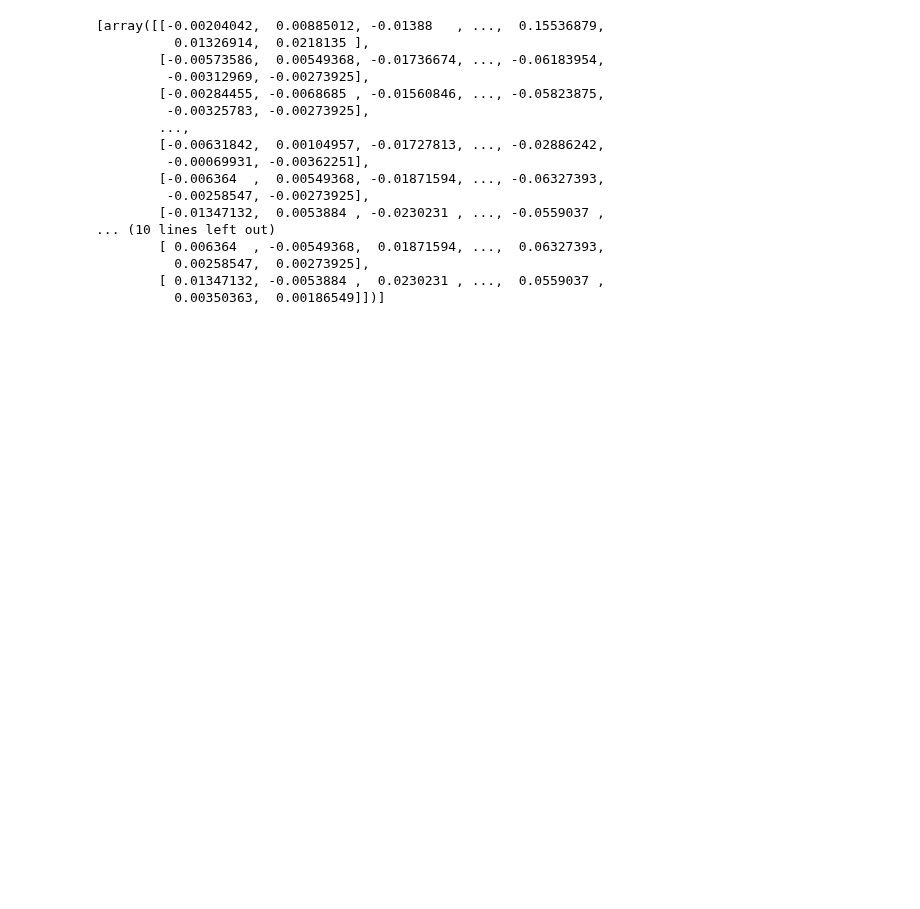
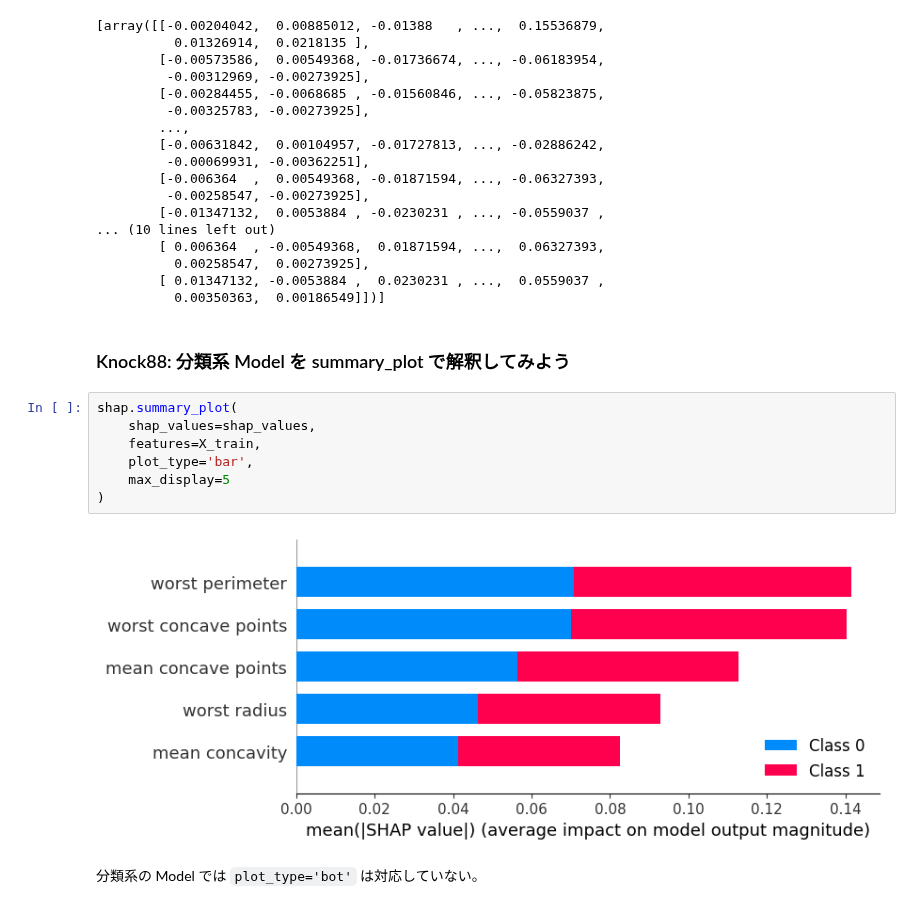
Before and after one commit to 1024xx4/ai_model_building_100, a Jupyter notebook: section09/section09.ipynb, the cells around one changed output. Cells and saved outputs as stored; diff of their text form; blank space fills up the shorter version.

Commit message:
Feat: 分類 Model を summary_plot で解釈してみる#17

```diff
--- a/section09/section09.ipynb
+++ b/section09/section09.ipynb
@@ -281,3 +281,16 @@ shap_values
           0.00258547,  0.00273925],
         [ 0.01347132, -0.0053884 ,  0.0230231 , ...,  0.0559037 ,
           0.00350363,  0.00186549]])]
+# %% [markdown]
+### Knock88: 分類系 Model を summary_plot で解釈してみよう
+# %%
+shap.summary_plot(
+    shap_values=shap_values,
+    features=X_train,
+    plot_type='bar',
+    max_display=5
+)
+# %% [output]
+[figure, added]
+# %% [markdown]
+分類系の Model では `plot_type='bot'` は対応していない。
```
Also changed, not shown: parts of 2 cells of this notebook.
